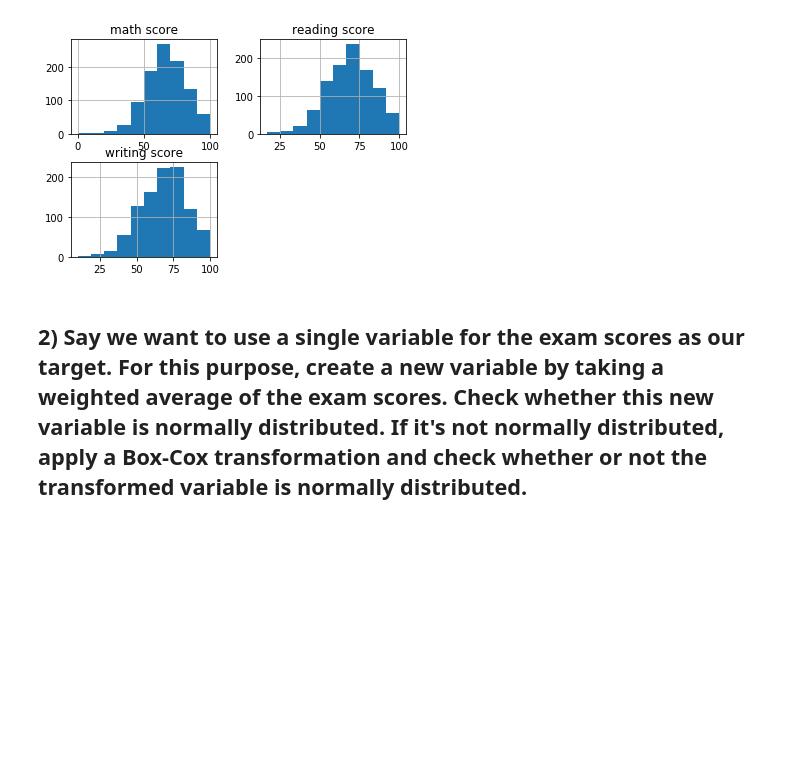
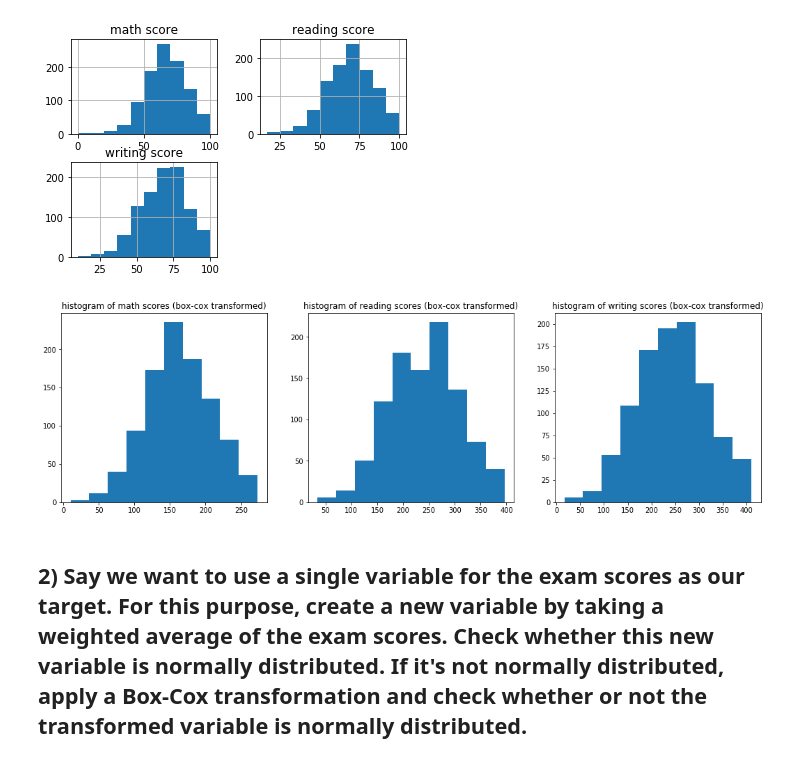
Before and after one commit to ssmcnatt/assignments, a Jupyter notebook: feature-engineering-variables.ipynb, the cells around one changed output. Saved outputs shown, nothing was run; the diff lists cells and outputs as text; code cells hidden in the pictures; blank space fills up the shorter version.

```diff
--- a/feature-engineering-variables.ipynb
+++ b/feature-engineering-variables.ipynb
@@ -46,6 +47,29 @@ plt.plot()
 # %% [output]
 []
 [figure]
+# %%
+math_boxcox,_ = boxcox(student_df["math score"][student_df["math score"] > 0])
+reading_boxcox,_ = boxcox(student_df["reading score"][student_df["writing score"] > 0])
+writing_boxcox,_ = boxcox(student_df["writing score"][student_df["writing score"] > 0])
+
+plt.figure(figsize=(18,5))
+
+# histograms of the box-cox transformed data
+plt.subplot(1, 3, 1)
+plt.hist(math_boxcox)
+plt.title("histogram of math scores (box-cox transformed)")
+
+plt.subplot(1, 3, 2)
+plt.hist(reading_boxcox)
+plt.title("histogram of reading scores (box-cox transformed)")
+
+plt.subplot(1, 3, 3)
+plt.hist(writing_boxcox)
+plt.title("histogram of writing scores (box-cox transformed)")
+
+plt.show()
+# %% [output]
+[figure, added]
 # %% [markdown]
 ## 2) Say we want to use a single variable for the exam scores as our target. For this purpose, create a new variable by taking a weighted average of the exam scores. Check whether this new variable is normally distributed. If it's not normally distributed, apply a Box-Cox transformation and check whether or not the transformed variable is normally distributed.
 # %% [markdown]
```
Also changed, not shown: parts of 1 cell of this notebook.
